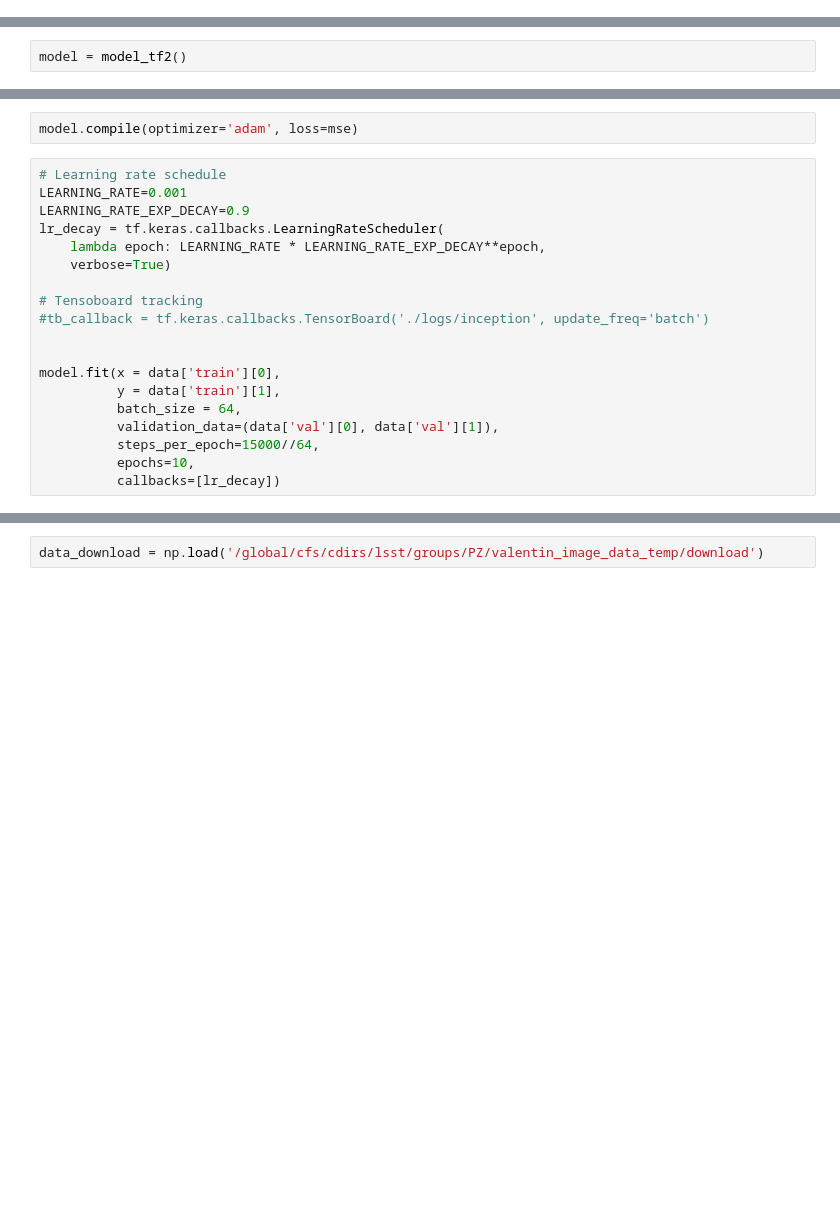
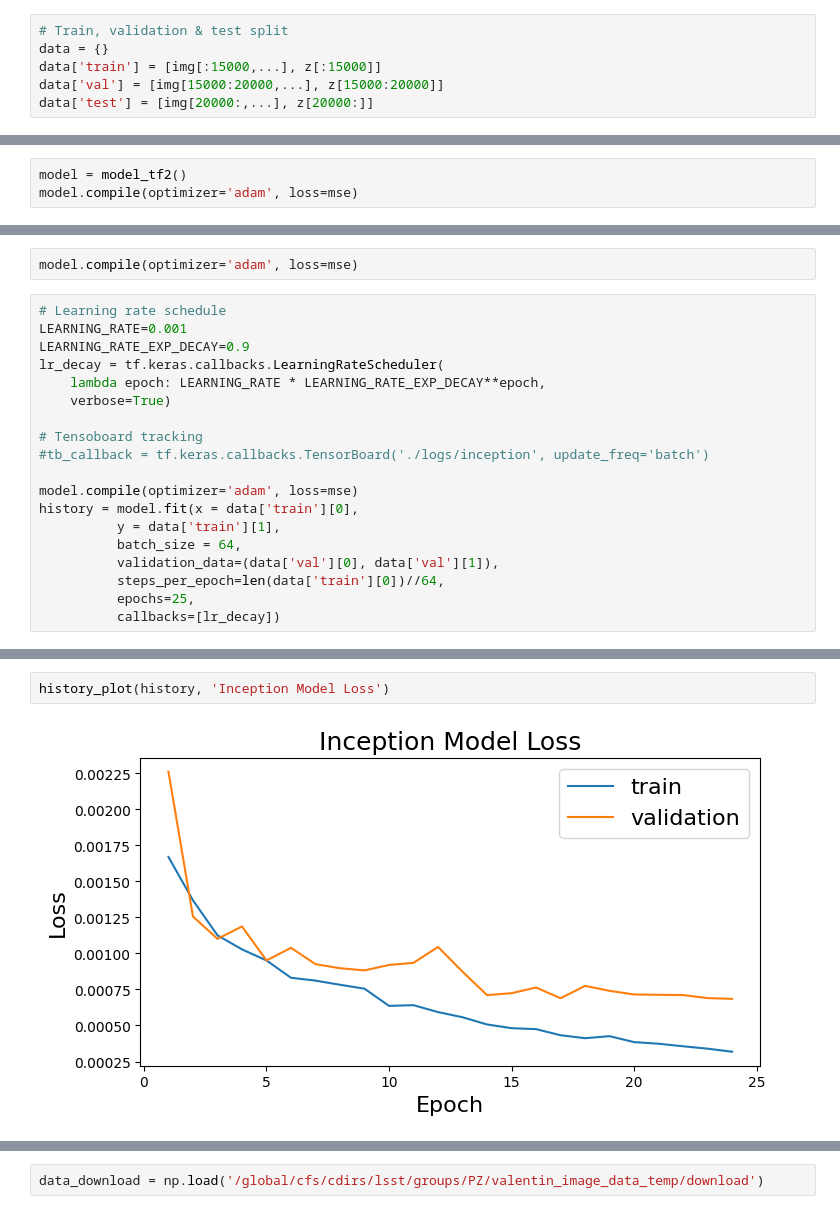
Before and after one commit to valentin-brekke/images-to-pz, a Jupyter notebook: Notebooks/Inception_Pasquet.ipynb, the cells around one changed output, grey strips where cells are left out. Cells and saved outputs as stored; diff of their text form; blank space fills up the shorter version.

```diff
--- a/Notebooks/Inception_Pasquet.ipynb
+++ b/Notebooks/Inception_Pasquet.ipynb
@@ -52,3 +53,9 @@ data['test'] = [img[int(3*n/4):,...], z[int(3*n/4):]]
+# %%
+# Train, validation & test split
+data = {}
+data['train'] = [img[:15000,...], z[:15000]]
+data['val'] = [img[15000:20000,...], z[15000:20000]]
+data['test'] = [img[20000:,...], z[20000:]]
 # %%
 # Check transformed images
 plt.imshow(data['train'][0][0, ..., :3]);
@@ -64,2 +67,3 @@ plt.hist(data['train'][1], bins=40);
 # %%
 model = model_tf2()
+model.compile(optimizer='adam', loss=mse)
@@ -98,13 +82,13 @@ lr_decay = tf.keras.callbacks.LearningRateScheduler(
 # Tensoboard tracking
 #tb_callback = tf.keras.callbacks.TensorBoard('./logs/inception', update_freq='batch')
 
-
-model.fit(x = data['train'][0],
+model.compile(optimizer='adam', loss=mse)
+history = model.fit(x = data['train'][0],
           y = data['train'][1],
           batch_size = 64,
           validation_data=(data['val'][0], data['val'][1]),
-          steps_per_epoch=15000//64,
-          epochs=10,
+          steps_per_epoch=len(data['train'][0])//64,
+          epochs=25,
           callbacks=[lr_decay])
 # %% [output]
 Epoch 1: LearningRateScheduler setting learning rate to 0.001.
@@ -132 +111,5 @@ Epoch 10/10
+# %%
+history_plot(history, 'Inception Model Loss')
+# %% [output]
+[figure, added]
 # %%
```
Also changed, not shown: parts of 79 cells of this notebook, 7 other files.
